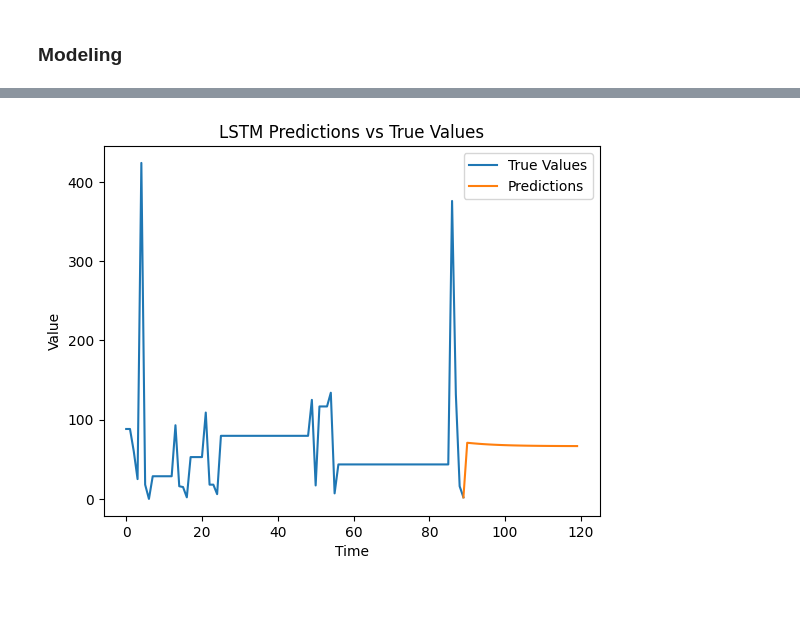
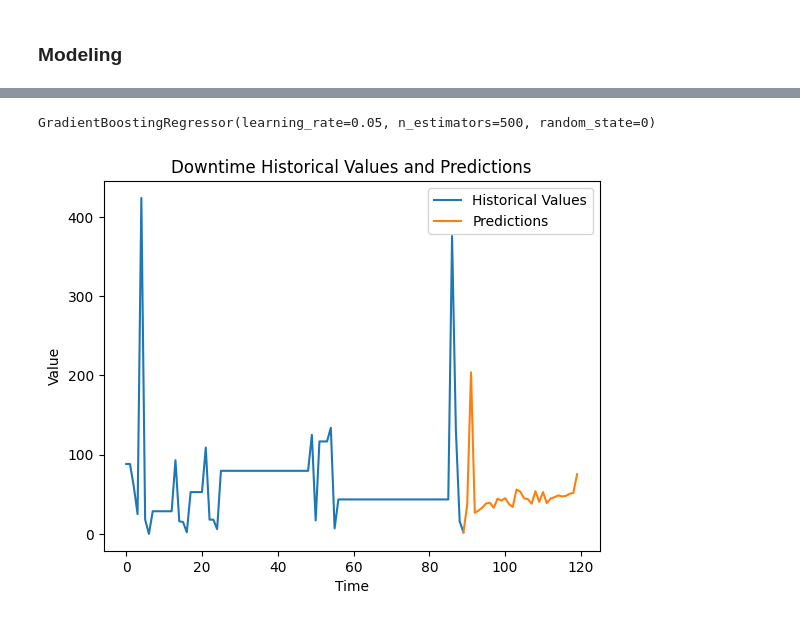
Before and after one commit to ParunNg/Downtime-Prediction, a Jupyter notebook: [REV1] Downtime Prediction Inference.ipynb, the cells around one changed output, grey strips where cells are left out. Drawn from its saved outputs; the diff is of its cells as text; code cells hidden in the pictures.

```diff
--- a/[REV1] Downtime Prediction Inference.ipynb
+++ b/[REV1] Downtime Prediction Inference.ipynb
@@ -91,7 +87,7 @@ def create_data(seq, label):
         y_out.append(y)
 
 
-    return np.array(x_out), np.array(y_out)
+    return np.array(x_out), np.array(y_out).flatten()
 # %%
 #define window size
 ws = 90 #use 60 days in the past to predict the next day
@@ -130,22 +97,0 @@ optimizer = torch.optim.Adam(model.parameters(), lr=0.00005)
-# %%
-epochs = 500
-prev_loss = np.inf
-model_path = "./model/lstm.pt"
-
-for i in range(1, epochs+1):
-
-    # tuple-unpack the chaky_data set
-    y_pred = model(X.unsqueeze(-1)).squeeze()
-    loss = criterion(y_pred, y)
-    optimizer.zero_grad()
-    loss.backward()
-    optimizer.step()
-
-    # print training result
-    if i % 20 == 0:
-        curr_loss = loss.item()
-        print(f'Epoch: {i:2} Loss: {curr_loss:10.8f}')
-
-        if curr_loss < prev_loss:
-            torch.save(model.state_dict(), model_path)
-            prev_loss = curr_loss
@@ -170,33 +100,40 @@ Epoch: 500 Loss: 0.05906850
+# %%
+# Initialize the estimator
+model = GradientBoostingRegressor(random_state=0, n_estimators=500, learning_rate=0.05)
+model.fit(X, y)
+# %% [output]
+GradientBoostingRegressor(learning_rate=0.05, n_estimators=500, random_state=0)
 # %%
 pred_range = 30
 ref_set = train_set[-ws:]
 inf_set = train_set_norm[-ws:]
 inf_outputs = []
 inf_output = None
 fig_path = './figure/downtime_pred.png'
 
 # Iteratively predict for next day using the inference set and previous predictions
-with torch.no_grad():
-    for i in range(pred_range):
-        if inf_output:
-            inf_set = torch.cat((inf_set[-ws+1:], torch.FloatTensor([inf_output])))
-        inf_output = model(inf_set.unsqueeze(0).unsqueeze(-1)).squeeze().item()
-        inf_outputs.append(inf_output)
+for i in range(pred_range):
+    if inf_output:
+        inf_set = np.concatenate((inf_set[-ws+1:], inf_output))
+        # inf_set = torch.cat((inf_set[-ws+1:], torch.FloatTensor([inf_output])))
+
+    inf_output = model.predict(inf_set.reshape(1, -1))
+    inf_outputs.append(inf_output[0])
 
 inf_outputs = np.array(inf_outputs).reshape(-1, 1)
 inf_outputs = scaler.inverse_transform(inf_outputs).flatten().tolist()
 inf_outputs.insert(0, ref_set[-1])
 
 # Plot the true values and the predictions
-plt.plot(ref_set, label="True Values")
+plt.plot(ref_set, label="Historical Values")
 plt.plot(range(ws - 1, ws - 1 + len(inf_outputs)), inf_outputs, label="Predictions")
 plt.xlabel("Time")
 plt.ylabel("Value")
 plt.legend()
-plt.title("LSTM Predictions vs True Values")
+plt.title("Downtime Historical Values and Predictions")
 
 plt.savefig(fig_path)
 plt.show()
 plt.close()
 # %% [output]
-[figure, old version]
+[figure, new version]
```
Also changed, not shown: parts of 7 cells of this notebook, 2 other files.
